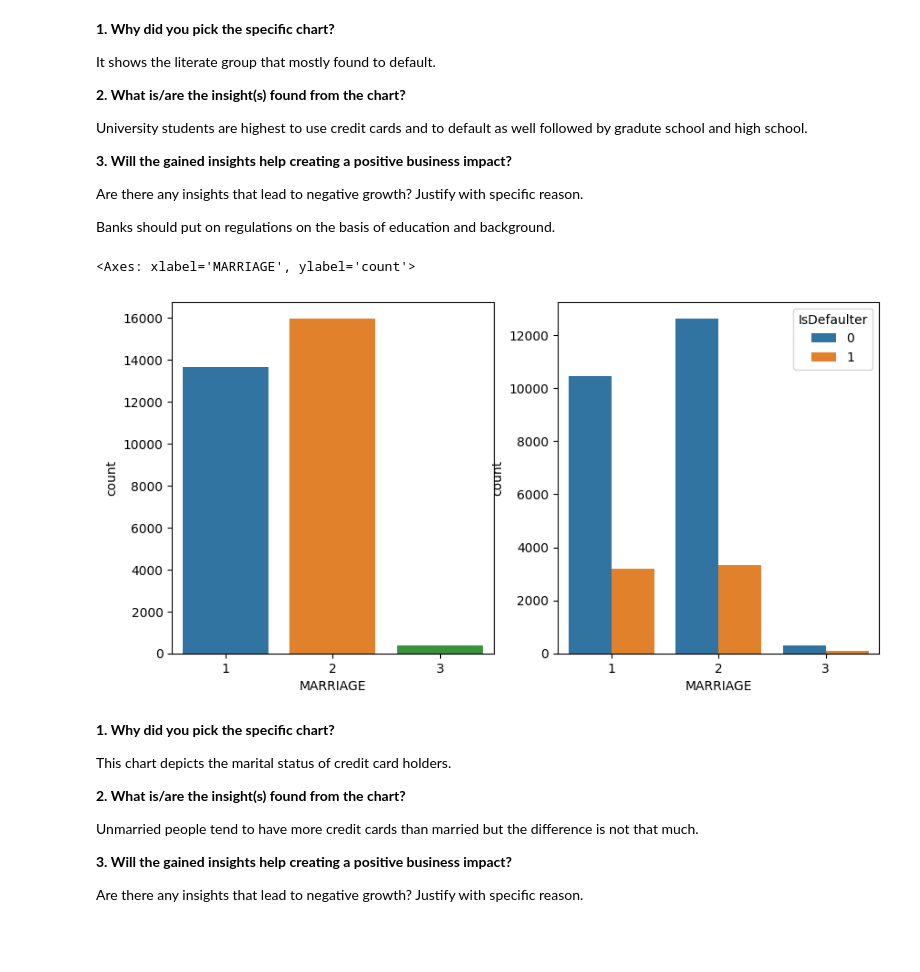
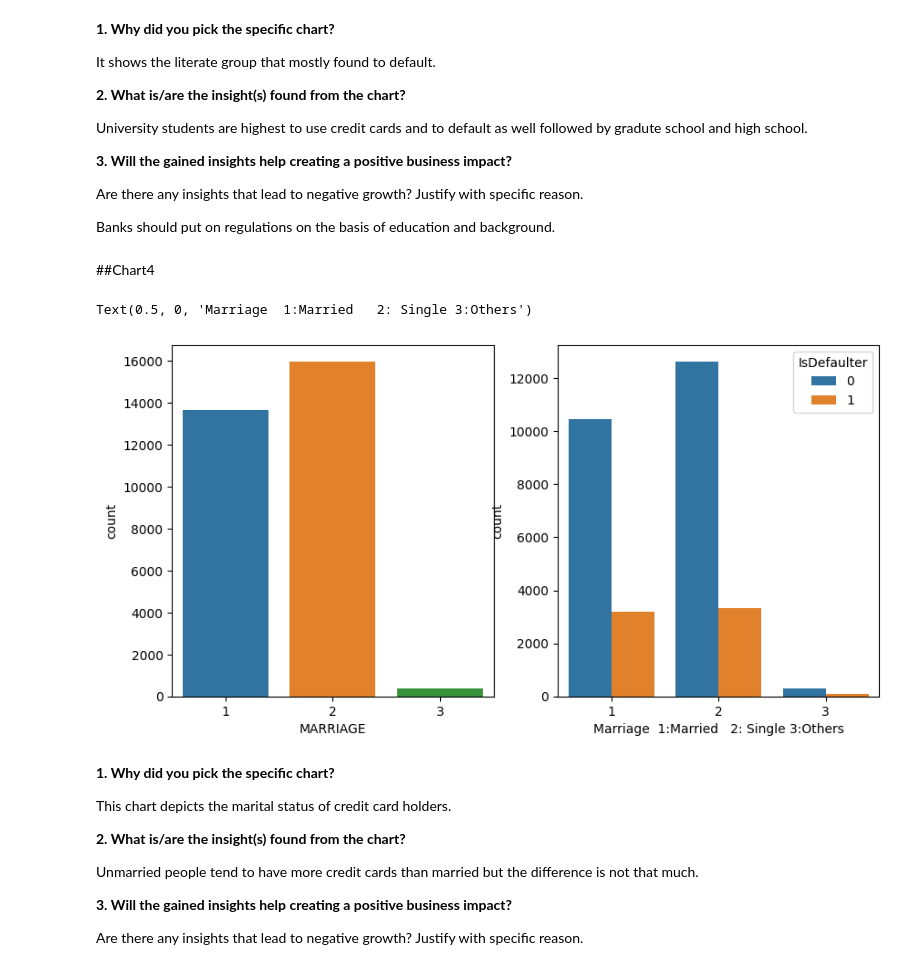
Before and after one commit to shaad4224/credit_card_default_prediction, a Jupyter notebook: Copy_of_credit_card_default_prediction.ipynb, the cells around one changed output. Cells and saved outputs as stored; diff of their text form; code cells hidden in the pictures; blank space fills up the shorter version.

```diff
--- a/Copy_of_credit_card_default_prediction.ipynb
+++ b/Copy_of_credit_card_default_prediction.ipynb
@@ -474,14 +482,17 @@ University students are highest to use credit cards and to default as well follo
 Are there any insights that lead to negative growth? Justify with specific reason.
 
 Banks should put on regulations on the basis of education and background.
+# %% [markdown]
+##Chart4
 # %%
 #count plot for MARRIAGE and with respect to IsDefaulter
 fig, axes = plt.subplots(ncols=2,figsize=(10,5))
 sns.countplot(x = 'MARRIAGE', ax = axes[0], data = df)
 sns.countplot(x = 'MARRIAGE', hue = 'IsDefaulter',ax = axes[1], data = df)
+plt.xlabel('Marriage  1:Married   2: Single 3:Others')
 # %% [output]
-<Axes: xlabel='MARRIAGE', ylabel='count'>
+Text(0.5, 0, 'Marriage  1:Married   2: Single 3:Others')
-[figure, old version]
+[figure, new version]
 # %% [markdown]
 **1. Why did you pick the specific chart?**
 
```
Also changed, not shown: parts of 12 cells of this notebook.
